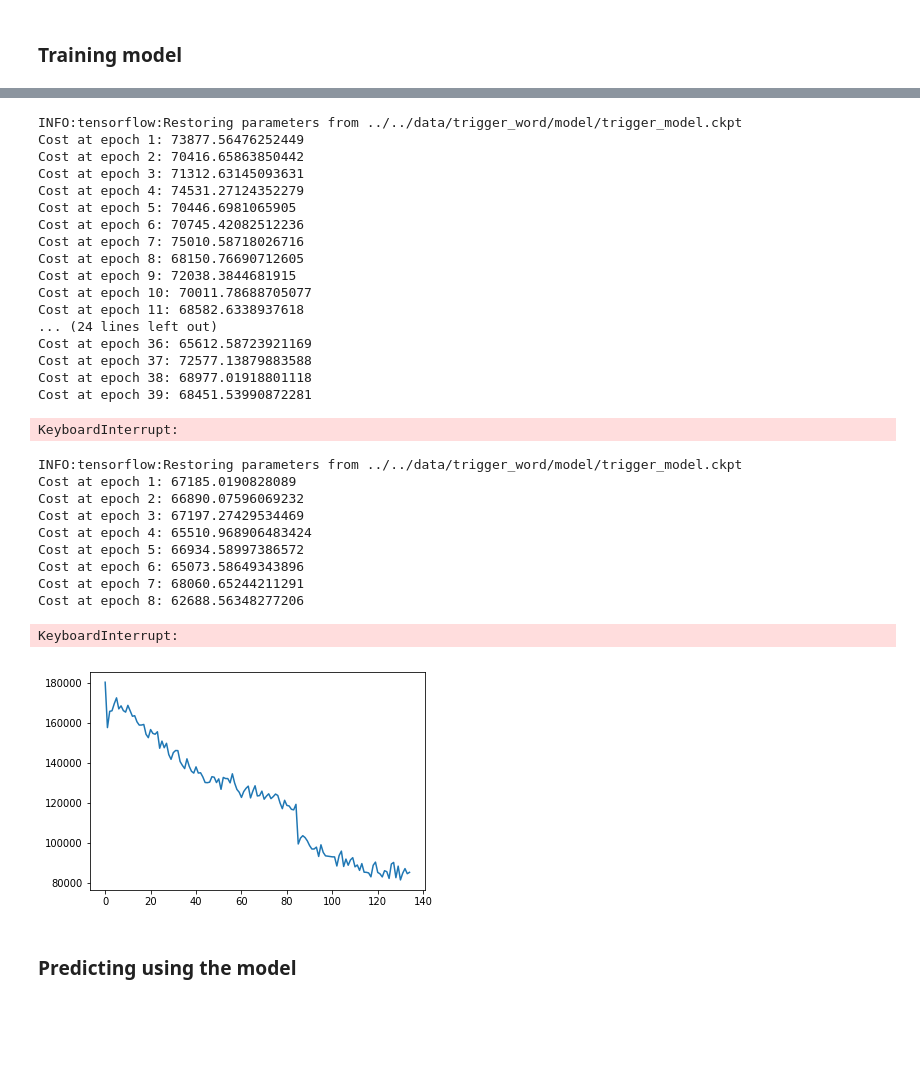
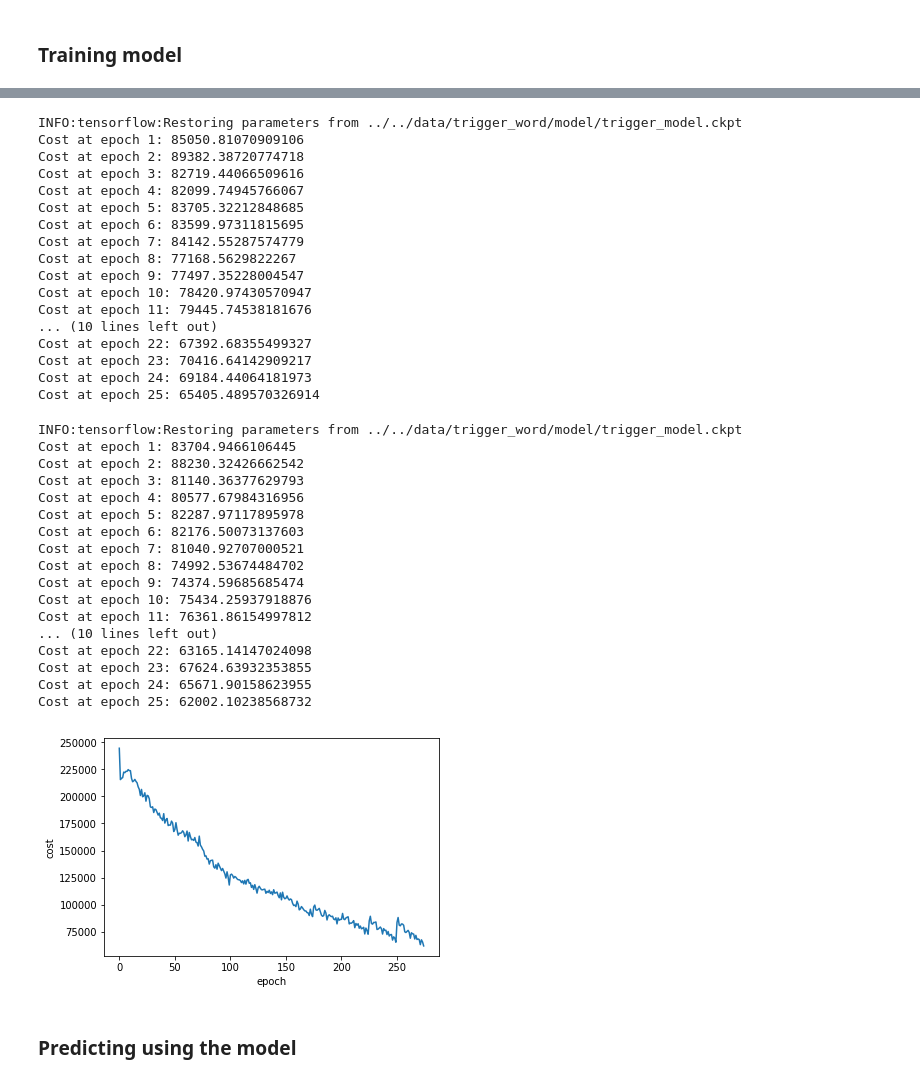
Before and after one commit to nateandre/Machine-Learning, a Jupyter notebook: trigger_word/trigger_word_rnn_model.ipynb, the cells around one changed output, grey strips where cells are left out. Drawn from its saved outputs; the diff is of its cells as text; code cells hidden in the pictures; blank space fills up the shorter version.

Commit message:
retrained trigger word model

```diff
--- a/trigger_word/trigger_word_rnn_model.ipynb
+++ b/trigger_word/trigger_word_rnn_model.ipynb
@@ -257,5 +291,4 @@ KeyboardInterrupt:
 # %%
-# larger learning rate continued 5
-costs7 = model(X_train,y_train,lr=0.00003,num_epochs=50,retrain=True,print_each=False)
+costs8 = model(X_train,y_train,lr=0.00001,num_epochs=25,retrain=True,print_each=False)
 # %% [output]
 INFO:tensorflow:Restoring parameters from ../../data/trigger_word/model/trigger_model.ckpt
@@ -278,5 +321,4 @@ Cost at epoch 50: 85154.6081991652
 # %%
-# larger learning rate continued 6
-costs8 = model(X_train,y_train,lr=0.00003,num_epochs=50,retrain=True,print_each=False)
+costs9 = model(X_train,y_train,lr=0.000003,num_epochs=25,retrain=True,print_each=False)
 # %% [output]
 INFO:tensorflow:Restoring parameters from ../../data/trigger_word/model/trigger_model.ckpt
@@ -300,47 +341,53 @@ KeyboardInterrupt:
 # %%
-# larger learning rate continued 7
-costs9 = model(X_train,y_train,lr=0.00001,num_epochs=50,retrain=True,print_each=False)
+costs10 = model(X_train,y_train,lr=0.000001,num_epochs=25,retrain=True,print_each=False)
 # %% [output]
 INFO:tensorflow:Restoring parameters from ../../data/trigger_word/model/trigger_model.ckpt
-Cost at epoch 1: 73877.56476252449
-Cost at epoch 2: 70416.65863850442
-Cost at epoch 3: 71312.63145093631
-Cost at epoch 4: 74531.27124352279
-Cost at epoch 5: 70446.6981065905
-Cost at epoch 6: 70745.42082512236
-Cost at epoch 7: 75010.58718026716
-Cost at epoch 8: 68150.76690712605
-Cost at epoch 9: 72038.3844681915
-Cost at epoch 10: 70011.78688705077
-Cost at epoch 11: 68582.6338937618
-... (24 lines left out)
-Cost at epoch 36: 65612.58723921169
-Cost at epoch 37: 72577.13879883588
-Cost at epoch 38: 68977.01918801118
-Cost at epoch 39: 68451.53990872281
+Cost at epoch 1: 85050.81070909106
+Cost at epoch 2: 89382.38720774718
+Cost at epoch 3: 82719.44066509616
+Cost at epoch 4: 82099.74945766067
+Cost at epoch 5: 83705.32212848685
+Cost at epoch 6: 83599.97311815695
+Cost at epoch 7: 84142.55287574779
+Cost at epoch 8: 77168.5629822267
+Cost at epoch 9: 77497.35228004547
+Cost at epoch 10: 78420.97430570947
+Cost at epoch 11: 79445.74538181676
+... (10 lines left out)
+Cost at epoch 22: 67392.68355499327
+Cost at epoch 23: 70416.64142909217
+Cost at epoch 24: 69184.44064181973
+Cost at epoch 25: 65405.489570326914
-KeyboardInterrupt:
 # %%
-# larger learning rate continued 8
-costs10 = model(X_train,y_train,lr=0.000003,num_epochs=10,retrain=True,print_each=False)
+costs11 = model(X_train,y_train,lr=0.0000003,num_epochs=25,retrain=True,print_each=False)
 # %% [output]
 INFO:tensorflow:Restoring parameters from ../../data/trigger_word/model/trigger_model.ckpt
-Cost at epoch 1: 67185.0190828089
-Cost at epoch 2: 66890.07596069232
-Cost at epoch 3: 67197.27429534469
-Cost at epoch 4: 65510.968906483424
-Cost at epoch 5: 66934.58997386572
-Cost at epoch 6: 65073.58649343896
-Cost at epoch 7: 68060.65244211291
-Cost at epoch 8: 62688.56348277206
+Cost at epoch 1: 83704.9466106445
+Cost at epoch 2: 88230.32426662542
+Cost at epoch 3: 81140.36377629793
+Cost at epoch 4: 80577.67984316956
+Cost at epoch 5: 82287.97117895978
+Cost at epoch 6: 82176.50073137603
+Cost at epoch 7: 81040.92707000521
+Cost at epoch 8: 74992.53674484702
+Cost at epoch 9: 74374.59685685474
+Cost at epoch 10: 75434.25937918876
+Cost at epoch 11: 76361.86154997812
+... (10 lines left out)
+Cost at epoch 22: 63165.14147024098
+Cost at epoch 23: 67624.63932353855
+Cost at epoch 24: 65671.90158623955
+Cost at epoch 25: 62002.10238568732
-KeyboardInterrupt:
 # %%
 # Sample of the high level of variability in cost over time
-tot_cost = costs2 + costs3 + costs4 + costs5 + costs7
+tot_cost = costs1 + costs2 + costs3 + costs4 + costs5 + costs6 + costs7 + costs8 + costs9 + costs10 + costs11
 x_i = [i for i in range(len(tot_cost))]
 plt.plot(x_i,tot_cost)
+plt.xlabel("epoch")
+plt.ylabel("cost")
 plt.show()
 # %% [output]
-[figure, old version]
+[figure, new version]
 # %% [markdown]
 ### Predicting using the model
 # %%
```
Also changed, not shown: parts of 12 cells of this notebook.
